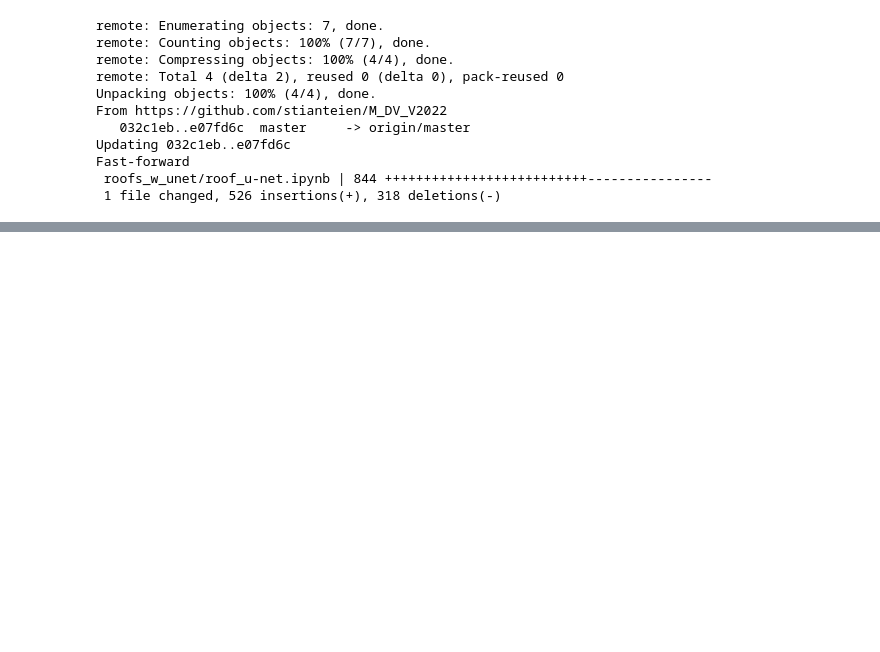
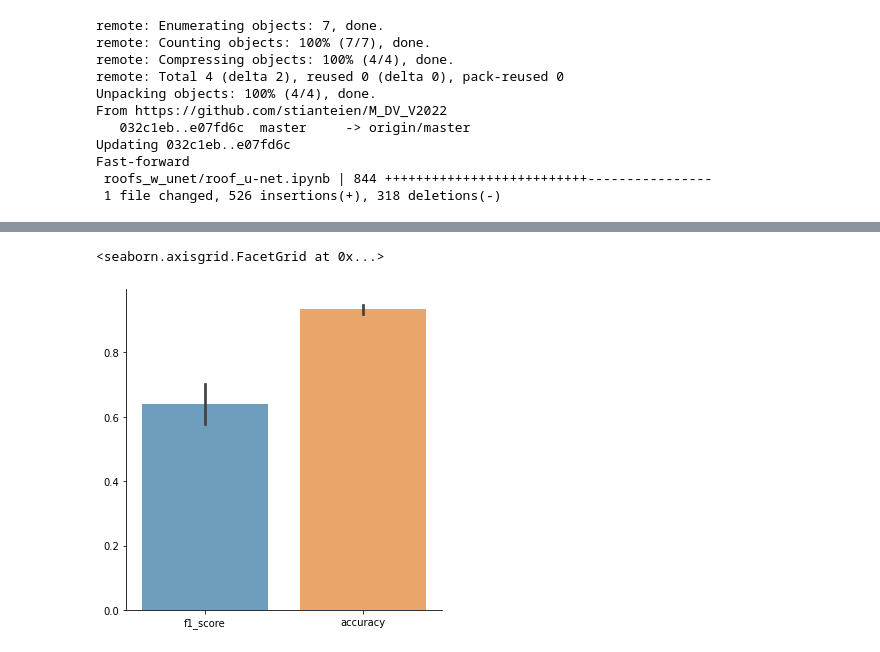
Before and after one commit to stianteien/M_DV_V2022, a Jupyter notebook: unet_detection/sharpunet.ipynb, the cells around one changed output, grey strips where cells are left out. Drawn from its saved outputs; the diff is of its cells as text; code cells hidden in the pictures; blank space fills up the shorter version.

Commit message:
got 5 tries of sharpenunet

```diff
--- a/unet_detection/sharpunet.ipynb
+++ b/unet_detection/sharpunet.ipynb
@@ -132,7 +132,7 @@ def build_sharp_blocks(layer):
     # Get number of channels in the feature
     in_channels = layer.shape[-1]
     # Get kernel
-    _, _, w = get_kernel()
+    _, w, _ = get_kernel()
     # Change dimension
     w = np.expand_dims(w, axis=-1)
     # Repeat filter by in_channels times to get (H, W, in_channels)
@@ -415,0 +421,30 @@ Fast-forward
+# %%
+epochs = 100
+f1s = []
+accs = []
+
+for i in range(5):
+  # Free up RAM in case the model definition cells were run multiple times
+  K.clear_session()
+
+  # Build model
+  model = None
+  model = SharpUNet((128,128,6), 2)
+  #model.summary()
+
+  # Compile model
+  model.compile(optimizer = 'adam', loss = 'binary_crossentropy',
+                metrics = [jacard, dice_coef, 'accuracy'])
+
+  h = model.fit(X_train, y_train,
+           batch_size=16,
+           epochs=epochs,
+           verbose=0)
+
+  pred = model.predict(X_test)
+  f1 = f1_score(y_test.argmax(axis=3).flatten(), pred.argmax(axis=3).flatten())
+  acc = accuracy_score(y_test.argmax(axis=3).flatten(), pred.argmax(axis=3).flatten())
+  f1s.append(f1)
+  accs.append(acc)
+
+  print(f"round {i+1} of {5}, f1: {f1}, acc: {acc}")
@@ -415,0 +457,6 @@ Fast-forward
+# %%
+metrics = np.array([f1s, accs])
+np.save("sharpunetmetric.npy", metrics)
+
+f1_df = pd.DataFrame(metrics.T, columns=["f1_score", "accuracy"])
+f1_df
@@ -415,0 +470,8 @@ Fast-forward
+# %%
+sns.catplot(data=f1_df,
+            kind="bar",
+            ci='sd',
+            alpha=0.7)
+# %% [output]
+<seaborn.axisgrid.FacetGrid at 0x...>
+[figure, added]
```
Also changed, not shown: parts of 4 cells of this notebook.
